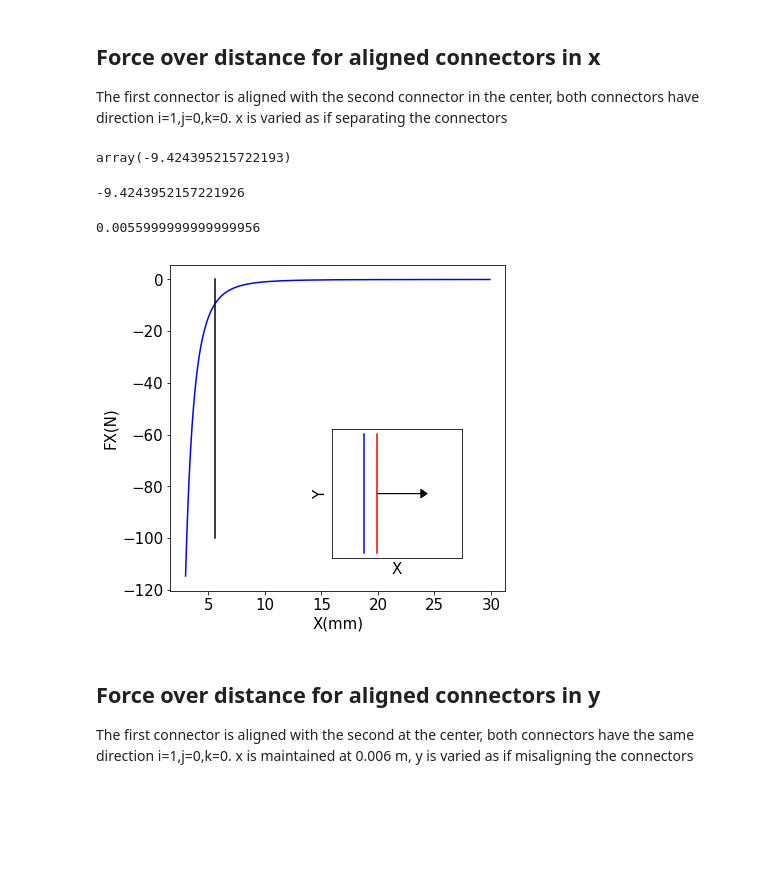
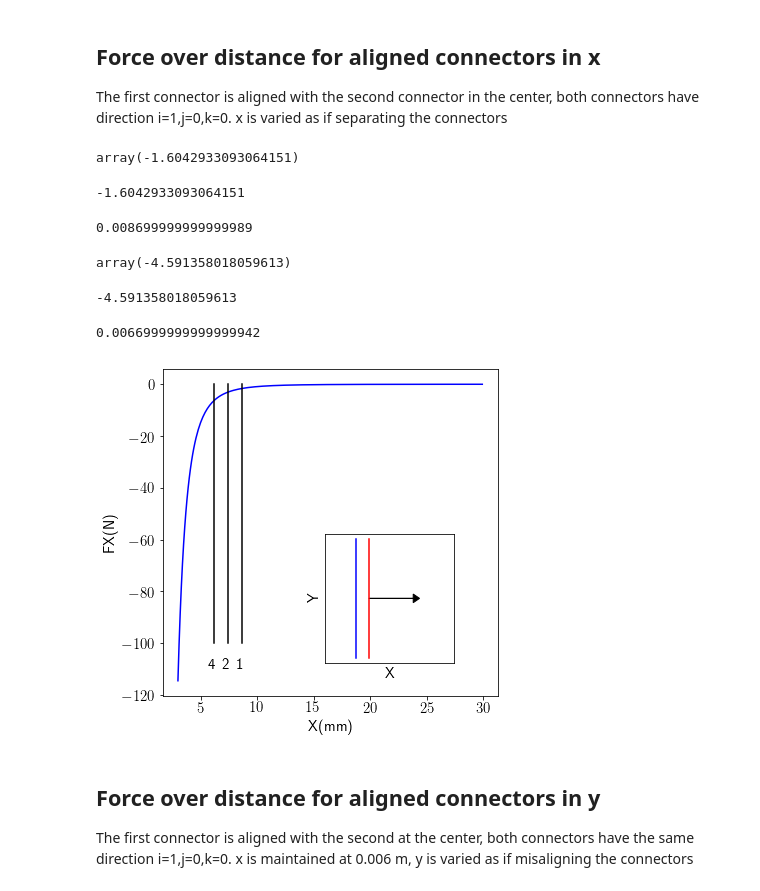
Before and after one commit to rmorenoga/Testing, a Jupyter notebook: Magnet/Python/Magnet connector.ipynb, the cells around one changed output. Drawn from its saved outputs; the diff is of its cells as text; code cells hidden in the pictures; blank space fills up the shorter version.

```diff
--- a/Magnet/Python/Magnet connector.ipynb
+++ b/Magnet/Python/Magnet connector.ipynb
@@ -9,6 +9,12 @@ from matplotlib.patches import Circle, Rectangle, FancyArrowPatch, ArrowStyle
 import mpl_toolkits.mplot3d.art3d as art3d
 from math import *
 matplotlib.rcParams.update({'font.size': 15})
+#matplotlib.rcParams['pdf.fonttype'] = 3
+#matplotlib.rcParams['ps.fonttype'] = 3
+matplotlib.rcParams['ps.useafm'] = True
+matplotlib.rcParams['pdf.use14corefonts'] = True
+matplotlib.rcParams['text.usetex'] = True
+#matplotlib.rcParams['text.usetex'] = False
 # %% [markdown]
 ## Load functions
 # %%
@@ -406,18 +412,44 @@ for i in np.nditer(xpoints):
 FX = np.array(FX)
 FY = np.array(FY)
 FZ = np.array(FZ)
-thr = -10
+thr1 = -1.61
+thr2 = -1.61*2
+thr3 = -1.61*3
+thr4 = -1.61*4
 
 it = np.nditer(FX,flags=['c_index'])
 for i in it:
-    if i >= thr:
-        pos = it.index
-        val = i
+    if i >= thr1:
+        pos1 = it.index
+        val1 = i
+        break
+it = np.nditer(FX,flags=['c_index'])
+for i in it:
+    if i >= thr2:
+        pos2 = it.index
+        val2 = i
         break
 
-display(val)
-display(FX[pos])
-display(xpoints[pos])
+it = np.nditer(FX,flags=['c_index'])
+for i in it:
+    if i >= thr3:
+        pos3 = it.index
+        val3 = i
+        break
+
+it = np.nditer(FX,flags=['c_index'])
+for i in it:
+    if i >= thr4:
+        pos4 = it.index
+        val4 = i
+        break
+
+display(val1)
+display(FX[pos1])
+display(xpoints[pos1])
+display(val3)
+display(FX[pos3])
+display(xpoints[pos3])
 
 fig4 = plt.figure(figsize=(6, 6))
 ax3 = fig4.gca()
@@ -430,39 +462,47 @@ ax3.set_ylabel('FX(N)')
 #ax3.legend(loc='lower right')
 ax9 = fig4.add_axes([0.5, 0.2, .3, .3])
 
-ax3.plot((xmm[pos], xmm[pos]), (0, -100), 'k-')
-plt.savefig('./forcexaligned.eps', format='eps', dpi=1000, bbox_inches = 'tight')
+ax3.plot((xmm[pos1], xmm[pos1]), (0, -100), 'k-')
+ax3.plot((xmm[pos2], xmm[pos2]), (0, -100), 'k-')
+ax3.plot((xmm[pos4], xmm[pos4]), (0, -100), 'k-')
+ax3.text(xmm[pos1]-0.5,-110,'1')
+ax3.text(xmm[pos2]-0.5,-110,'2')
+ax3.text(xmm[pos4]-0.5,-110,'4')
+#plt.savefig('./forcexaligned.eps', format='eps', dpi=1000, bbox_inches = 'tight')
 
 
 #fig10 = plt.figure()
 #ax9 = fig10.gca()
 ax9.plot((3, 3), (-27.5, 27.5), 'b-')
 ax9.plot((3.2, 3.2), (-27.5, 27.5), 'r-')
 ax9.arrow(3.2, 0, 0.7, 0, head_width=4, head_length=0.1, fc='k', ec='k')
 #ax9.grid(color='k', linestyle='-', linewidth=0.3)
 #ax9.text(5,0,'X',color='r')
 ax9.set_xlabel('X')
 ax9.set_ylabel('Y')
 ax9.set_xlim(2.5, 4.55)
 ax9.set_ylim(-30, 30)
 
 plt.tick_params(
     axis='both',          # changes apply to both axes
     which='both',      # both major and minor ticks are affected
     bottom='off',      # ticks along the bottom edge are off
     top='off',
     left='off' ,
     right = 'off',     # ticks along the top edge are off
     labelbottom='off',
     labelleft = 'off') # labels along the bottom edge are off
 
 plt.savefig('./forcexaligned.eps', format='eps', dpi=1000, bbox_inches = 'tight')
 plt.show()
 # %% [output]
-array(-9.424395215722193)
+array(-1.6042933093064151)
--9.4243952157221926
+-1.6042933093064151
-0.0055999999999999956
+0.008699999999999989
+array(-4.591358018059613)
+-4.591358018059613
+0.0066999999999999942
-[figure, old version]
+[figure, new version]
 # %% [markdown]
 ## Force over distance for aligned connectors in y
 The first connector is aligned with the second at the center, both connectors have the same direction i=1,j=0,k=0. x is maintained at 0.006 m, y is varied as if misaligning the connectors
```
Also changed, not shown: parts of 5 cells of this notebook, 7 other files.
